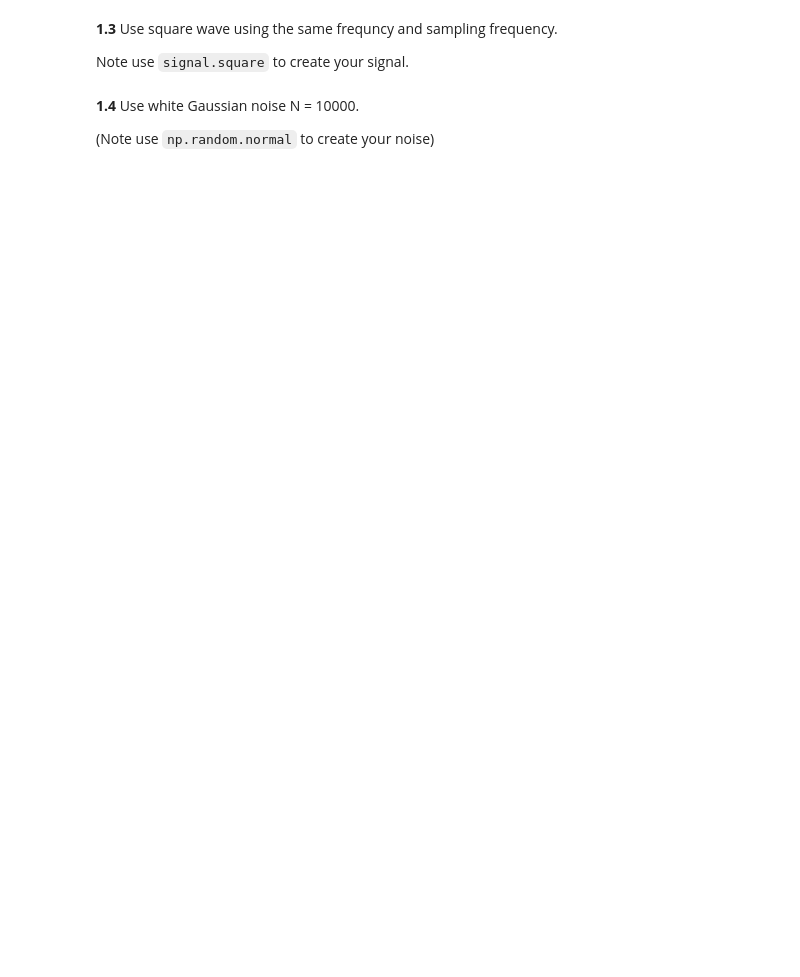
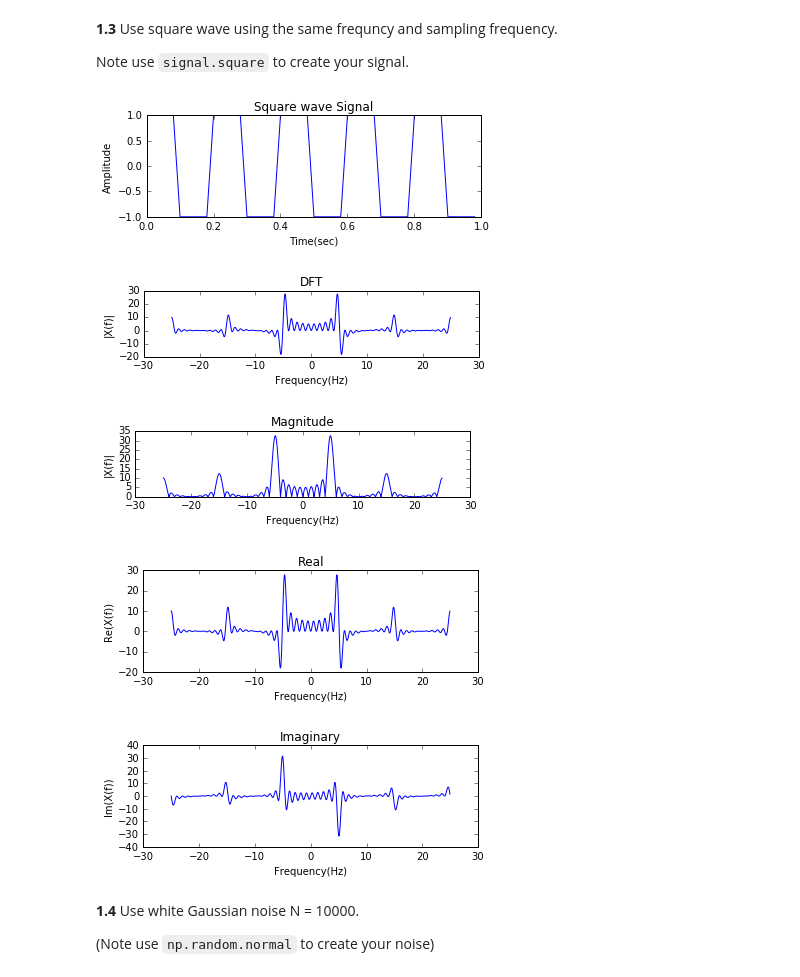
Before and after one commit to ziyanghong/DSP-TP-1617, a Jupyter notebook: Lab4/python/Lab4.ipynb, the cells around one changed output. Drawn from its saved outputs; the diff is of its cells as text; code cells hidden in the pictures; blank space fills up the shorter version.

```diff
--- a/Lab4/python/Lab4.ipynb
+++ b/Lab4/python/Lab4.ipynb
@@ -94,6 +153,67 @@ plt.show()
 **1.3** Use square wave using the same frequncy and sampling frequency.
 
 Note use `signal.square` to create your signal.
+# %%
+# Signal frequency and sampling frequency
+f = 5.
+fs = 50.
+# time vector for one second
+t = np.arange(0, 1., 1./fs)
+# square wave
+#x_n = np.sin(2*np.pi*f*t)
+x_n = signal.square(2 * np.pi * 5 * t)
+
+# Number of samples
+N = 1000
+# frequency vector
+fr = (np.arange(-N/2,N/2,1)) * fs/N
+# DFT
+# Using fftshift to have the center frequency
+x_f = np.fft.fftshift(np.fft.fft(x_n, N))
+#x_f = x_f[0:N/2]
+
+plt.figure
+plt.subplot(211)
+plt.plot(t, x_n)
+plt.title('Square wave Signal')
+plt.xlabel('Time(sec)')
+plt.ylabel('Amplitude')
+plt.show()
+
+plt.subplot(312)
+plt.plot(fr, x_f)
+plt.title('DFT')
+plt.xlabel('Frequency(Hz)')
+plt.ylabel('|X(f)|')
+plt.show()
+
+plt.subplot(313)
+plt.plot(fr, np.abs(x_f))
+plt.title('Magnitude')
+plt.xlabel('Frequency(Hz)')
+plt.ylabel('|X(f)|')
+plt.show()
+
+plt.figure
+plt.subplot(211)
+plt.plot(fr, np.real(x_f))
+plt.title('Real')
+plt.xlabel('Frequency(Hz)')
+plt.ylabel('Re(X(f))')
+plt.show()
+
+plt.subplot(212)
+plt.plot(fr, np.imag(x_f))
+plt.title('Imaginary')
+plt.xlabel('Frequency(Hz)')
+plt.ylabel('Im(X(f))')
+plt.show()
+# %% [output]
+[figure, added]
+[figure, added]
+[figure, added]
+[figure, added]
+[figure, added]
 # %% [markdown]
 **1.4** Use white Gaussian noise N = 10000.
 
```
Also changed, not shown: parts of 5 cells of this notebook.
